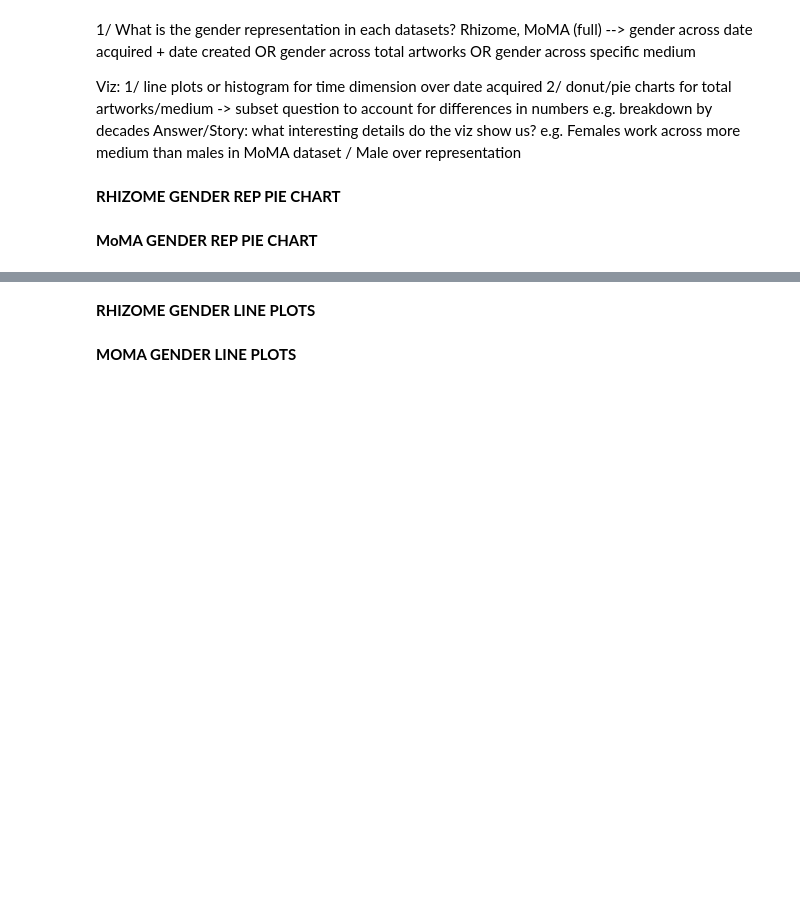
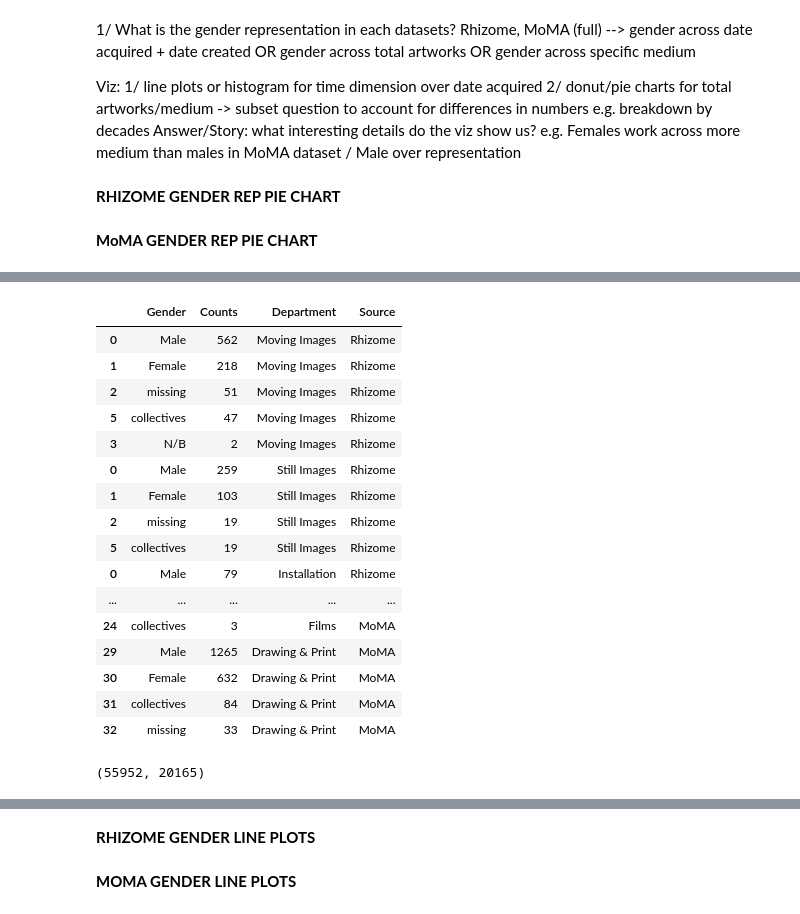
Before and after one commit to laurentfintoni/Net-Art-Rev, a Jupyter notebook: Lo_Viz_2.ipynb, the cells around one changed output, grey strips where cells are left out. Cells and saved outputs as stored; diff of their text form; code cells hidden in the pictures; blank space fills up the shorter version.

```diff
--- a/Lo_Viz_2.ipynb
+++ b/Lo_Viz_2.ipynb
@@ -240,0 +291,26 @@ moma_gender_rep = group_genders(moma_artworks, 'MoMA')
+# %%
+moma_arch_before = moma_arch.loc[moma_arch['DateCreated'] <= 1982]
+moma_arch_after = moma_arch.loc[moma_arch['DateCreated'] >= 1983]
+moma_design_before = moma_design.loc[moma_design['DateCreated'] <= 1982]
+moma_design_after = moma_design.loc[moma_design['DateCreated'] >= 1983]
+moma_draw_before = moma_draw.loc[moma_draw['DateCreated'] <= 1982]
+moma_draw_after = moma_draw.loc[moma_draw['DateCreated'] >= 1983]
+moma_films_before = moma_films.loc[moma_films['DateCreated'] <= 1982]
+moma_films_after = moma_films.loc[moma_films['DateCreated'] >= 1983]
+moma_fluxus_before = moma_fluxus.loc[moma_fluxus['DateCreated'] <= 1982]
+moma_fluxus_after = moma_fluxus.loc[moma_fluxus['DateCreated'] >= 1983]
+moma_media_before = moma_media.loc[moma_media['DateCreated'] <= 1982]
+moma_media_after = moma_media.loc[moma_media['DateCreated'] >= 1983]
+moma_paint_before = moma_paint.loc[moma_paint['DateCreated'] <= 1982]
+moma_paint_after = moma_paint.loc[moma_paint['DateCreated'] >= 1983]
+moma_photo_before = moma_photo.loc[moma_photo['DateCreated'] <= 1982]
+moma_photo_after = moma_photo.loc[moma_photo['DateCreated'] >= 1983]
+# %%
+moma_draw_before_gender_rep = group_genders(moma_draw_before, 'MoMA')
+moma_draw_after_gender_rep = group_genders(moma_draw_after, 'MoMA')
+moma_films_before_gender_rep = group_genders(moma_films_before, 'MoMA')
+moma_films_after_gender_rep = group_genders(moma_films_after, 'MoMA')
+moma_media_before_gender_rep = group_genders(moma_media_before, 'MoMA')
+moma_media_after_gender_rep = group_genders(moma_media_after, 'MoMA')
+moma_photo_before_gender_rep = group_genders(moma_photo_before, 'MoMA')
+moma_photo_after_gender_rep = group_genders(moma_photo_after, 'MoMA')
@@ -240,0 +352,12 @@ moma_gender_rep = group_genders(moma_artworks, 'MoMA')
+# %%
+rhz_gender_rep_mi['Department'] = 'Moving Images'
+rhz_gender_rep_img['Department'] = 'Still Images'
+rhz_gender_rep_intall['Department'] = 'Installation'
+rhz_gender_rep_web['Department'] = 'Websites'
+rhz_rep_all = pd.concat([rhz_gender_rep_mi, rhz_gender_rep_img, rhz_gender_rep_intall, rhz_gender_rep_web])
+rhz_rep_all['Source'] = 'Rhizome'
+# %%
+moma_depts_gender_rep_all_2 = moma_depts_gender_rep_all.loc[moma_depts_gender_rep_all['Period'] == 'After 1980']
+moma_depts_gender_rep_all_2['Counts'] = moma_depts_gender_rep_all_2['Counts'].div(10).round(2)
+moma_depts_gender_rep_all_2['Counts'] = moma_depts_gender_rep_all_2['Counts'].astype(int)
+moma_rhz_gender_compare = pd.concat([rhz_rep_all, moma_depts_gender_rep_all_2])
@@ -240,0 +376,21 @@ moma_gender_rep = group_genders(moma_artworks, 'MoMA')
+# %%
+moma_rhz_gender_compare = moma_rhz_gender_compare.drop('Period', axis=1)
+moma_rhz_gender_compare
+# %% [output]
+|  | Gender | Counts | Department | Source |
+| 0 | Male | 562 | Moving Images | Rhizome |
+| 1 | Female | 218 | Moving Images | Rhizome |
+| 2 | missing | 51 | Moving Images | Rhizome |
+| 5 | collectives | 47 | Moving Images | Rhizome |
+| 3 | N/B | 2 | Moving Images | Rhizome |
+| 0 | Male | 259 | Still Images | Rhizome |
+| 1 | Female | 103 | Still Images | Rhizome |
+| 2 | missing | 19 | Still Images | Rhizome |
+| 5 | collectives | 19 | Still Images | Rhizome |
+| 0 | Male | 79 | Installation | Rhizome |
+| ... | ... | ... | ... | ... |
+| 24 | collectives | 3 | Films | MoMA |
+| 29 | Male | 1265 | Drawing & Print | MoMA |
+| 30 | Female | 632 | Drawing & Print | MoMA |
+| 31 | collectives | 84 | Drawing & Print | MoMA |
+| 32 | missing | 33 | Drawing & Print | MoMA |
@@ -244,3 +431,7 @@ fig = px.pie(moma_gender_rep, values='Counts', names='Gender',
 fig.update_traces(textposition='inside', textinfo='label+percent', hoverinfo='label+value+percent', hovertemplate=None, pull=[0, 0, 0, 0.2])
 fig.update_layout(width=800)
 fig.show()
+# %%
+len(moma_draw_before), len(moma_draw_after)
+# %% [output]
+(55952, 20165)
```
Also changed, not shown: parts of 16 cells of this notebook, 1 other file.
